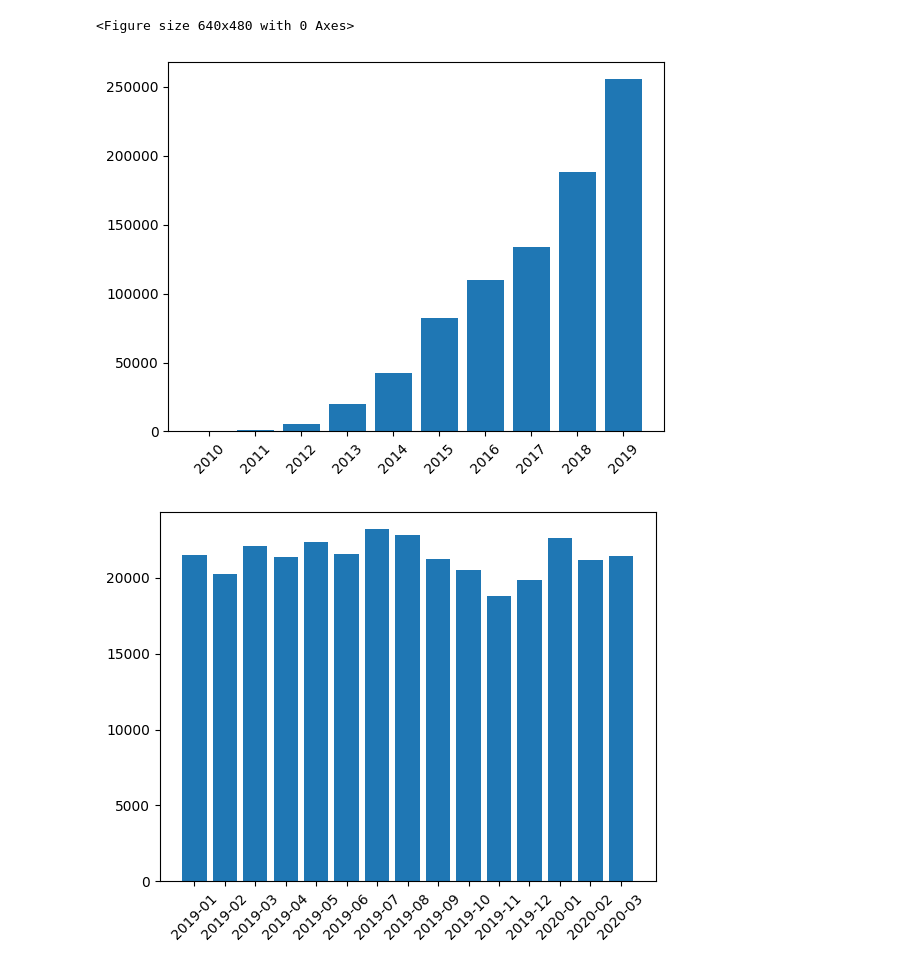
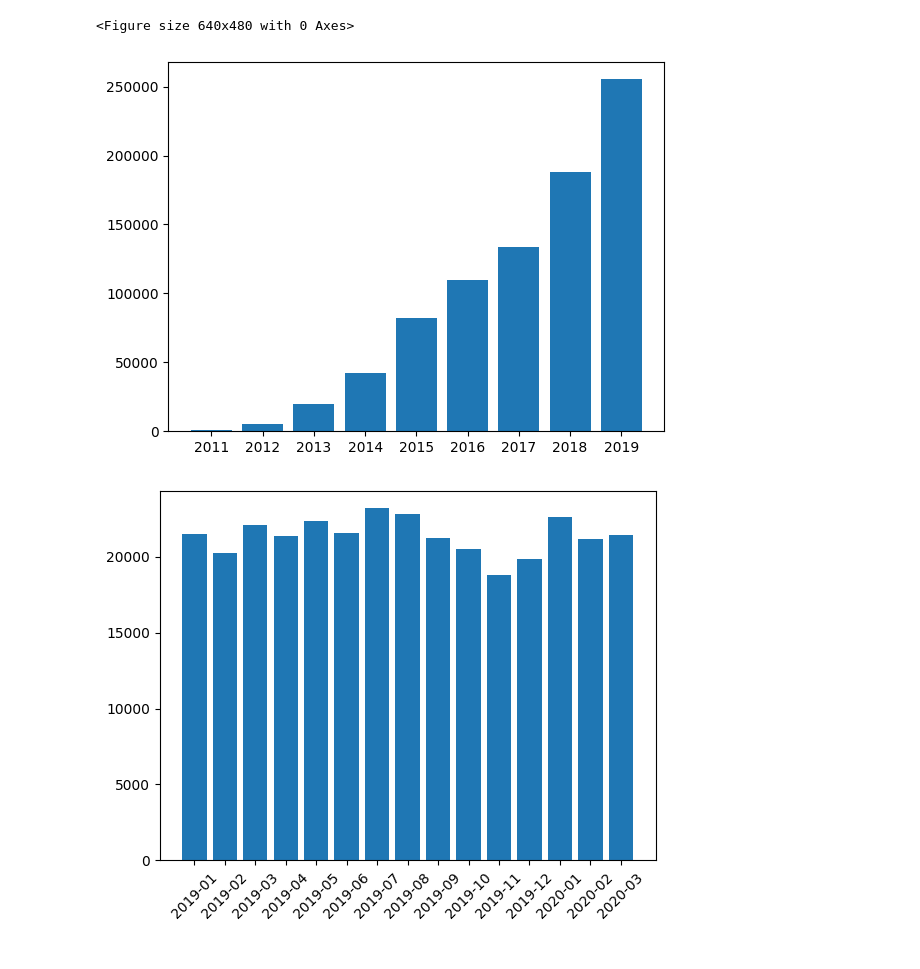
Before and after one commit to heeh/legal_advice, a Jupyter notebook: predictor.ipynb, the cells around one changed output. Saved outputs shown, nothing was run; the diff lists cells and outputs as text; code cells hidden in the pictures.

```diff
--- a/predictor.ipynb
+++ b/predictor.ipynb
@@ -142,6 +145,18 @@ import pandas as pd
 import pylab as pl
 
 def utc2ymd(utc: str) -> str:
+    #return dt.datetime.utcfromtimestamp(utc).strftime("%Y/%m/%d %H:%M")
+    return dt.datetime.utcfromtimestamp(utc).strftime("%Y-%m-%d")
+
+def utc2y(utc: str) -> str:
+    #return dt.datetime.utcfromtimestamp(utc).strftime("%Y/%m/%d %H:%M")
+    return dt.datetime.utcfromtimestamp(utc).strftime("%Y")
+
+def utc2m(utc: str) -> str:
+    #return dt.datetime.utcfromtimestamp(utc).strftime("%Y/%m/%d %H:%M")
+    return dt.datetime.utcfromtimestamp(utc).strftime("%Y-%m")
+
+def utc2d(utc: str) -> str:
     #return dt.datetime.utcfromtimestamp(utc).strftime("%Y/%m/%d %H:%M")
     return dt.datetime.utcfromtimestamp(utc).strftime("%Y-%m-%d")
 
@@ -161,3 +176,12 @@ def pretty(d, indent=0):
     print('selftext:', d['selftext'])
     print('\n')
     print('------------------------------------')
+
+
+for doc in docs:
+    doc["ymd"] = utc2ymd(doc["created_utc"])
+    doc["year"] = utc2y(doc["created_utc"])
+    doc["month"] = utc2m(doc["created_utc"])
+    doc["day"] = utc2d(doc["created_utc"])
+
+print(docs[0])
@@ -174,13 +200,12 @@ for year in range(2010, 2020):
     utc_before = ymd2utc(ymd_before)
     annual_dict[str(year)] = (utc_after, utc_before)
 
-print(utc_dict)
+print(annual_dict)
 
 
 for doc in docs:
     for k,v in annual_dict.items():
         if v[0] <= doc['created_utc'] < v[1]:
-            doc['year'] = k
             if k in num_docs:
                 num_docs[k] += 1
             else:
@@ -210,7 +235,7 @@ for year in range(2019, 2021):
 for doc in docs:
     for k,v in monthly_dict.items():
         if v[0] <= doc['created_utc'] < v[1]:
-            doc['month'] = k
+
             if k in monthly_num_docs:
                 monthly_num_docs[k] += 1
             else:
@@ -228,8 +306,8 @@ matplotlib.style.use("ggplot")
 #plt.xkcd()
 plt.rcdefaults()
 plt.figure()
-def plotDictBar(d: dict):
-    d.pop(2010, None)
+def plotDictBar(d: dict, degree:int):
+    d.pop("2010", None)
     xdata = []
     ydata = []
     for k,v in d.items():
@@ -238,7 +316,9 @@ def plotDictBar(d: dict):
     xdata = np.asarray(xdata)
     ydata = np.asarray(ydata)
     plt.bar(xdata, ydata)
-    plt.xticks(rotation=45)
+    plt.xticks(rotation=degree)
+    plt.plot(xdata, ydata, marker)
+
 
 
 #    plt.annotate(s="Peak", xy=(ydata.argmax(), ydata.max()),\
@@ -274,7 +354,7 @@ def plotDict(d: dict, marker:str):
 # %% [output]
 <Figure size 640x480 with 0 Axes>
 # %%
-plotDictBar(num_docs)
+plotDictBar(num_docs,0)
 # %% [output]
-[figure, old version]
+[figure, new version]
 # %%
```
Also changed, not shown: parts of 26 cells of this notebook.
